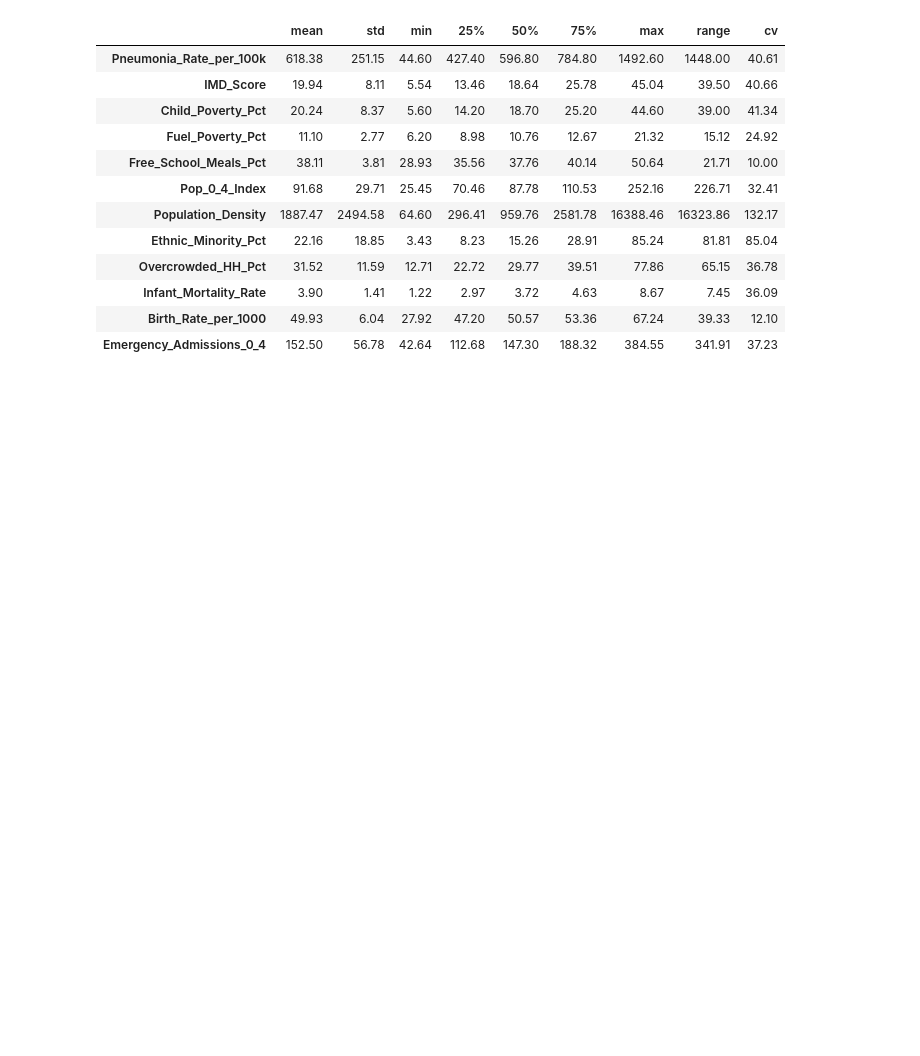
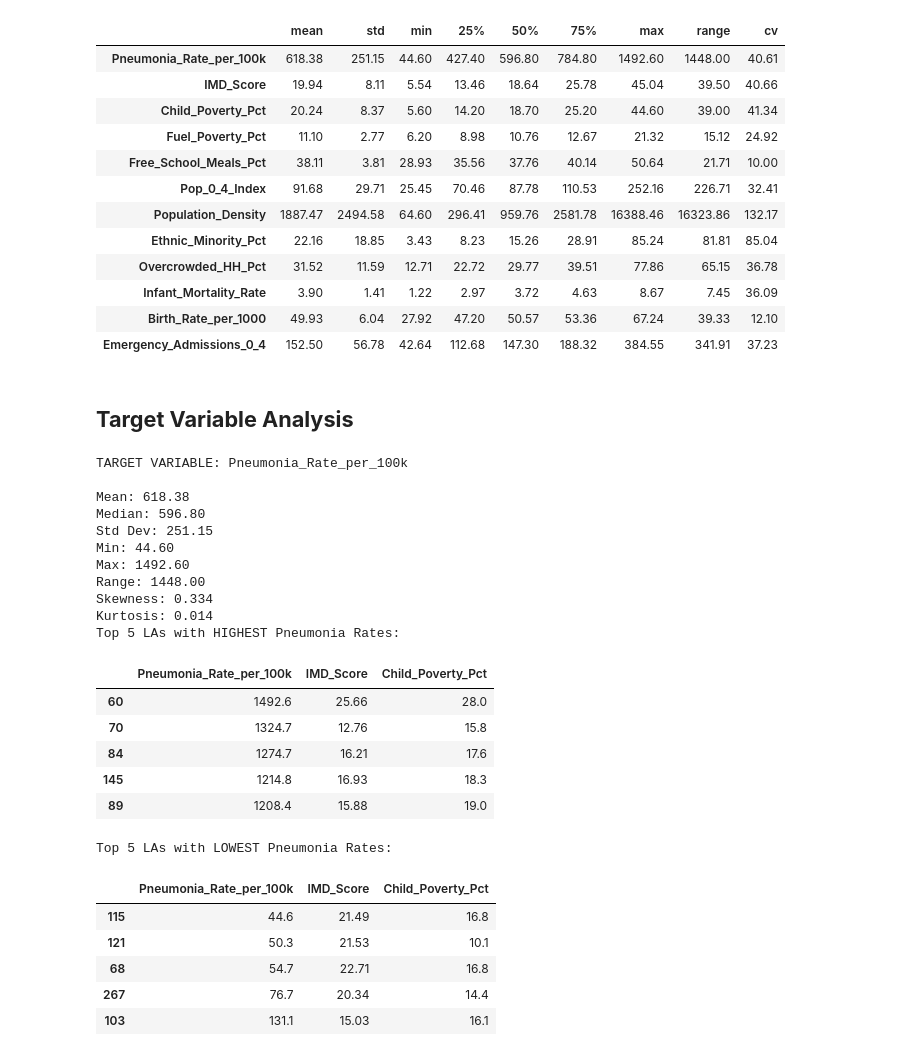
Before and after one commit to IfeakanduBenedict/pediatric-pneumonia-ml-england, a Jupyter notebook: Pediatric_Pneumonia_Analysis.ipynb, the cells around one changed output. Saved outputs shown, nothing was run; the diff lists cells and outputs as text; code cells hidden in the pictures; blank space fills up the shorter version.

```diff
--- a/Pediatric_Pneumonia_Analysis.ipynb
+++ b/Pediatric_Pneumonia_Analysis.ipynb
@@ -330,3 +330,51 @@ Summary Statistics (All Variables):
 | Infant_Mortality_Rate | 3.90 | 1.41 | 1.22 | 2.97 | 3.72 | 4.63 | 8.67 | 7.45 | 36.09 |
 | Birth_Rate_per_1000 | 49.93 | 6.04 | 27.92 | 47.20 | 50.57 | 53.36 | 67.24 | 39.33 | 12.10 |
 | Emergency_Admissions_0_4 | 152.50 | 56.78 | 42.64 | 112.68 | 147.30 | 188.32 | 384.55 | 341.91 | 37.23 |
+# %% [markdown]
+## **Target Variable Analysis**
+# %%
+print("TARGET VARIABLE: Pneumonia_Rate_per_100k")
+
+target_col = 'Pneumonia_Rate_per_100k'
+
+print(f"\nMean: {pneumonia_data[target_col].mean():.2f}")
+print(f"Median: {pneumonia_data[target_col].median():.2f}")
+print(f"Std Dev: {pneumonia_data[target_col].std():.2f}")
+print(f"Min: {pneumonia_data[target_col].min():.2f}")
+print(f"Max: {pneumonia_data[target_col].max():.2f}")
+print(f"Range: {pneumonia_data[target_col].max() - pneumonia_data[target_col].min():.2f}")
+print(f"Skewness: {pneumonia_data[target_col].skew():.3f}")
+print(f"Kurtosis: {pneumonia_data[target_col].kurtosis():.3f}")
+
+print("Top 5 LAs with HIGHEST Pneumonia Rates:")
+top_5 = pneumonia_data.nlargest(5, target_col)[[target_col, 'IMD_Score', 'Child_Poverty_Pct']]
+display(top_5)
+
+print("Top 5 LAs with LOWEST Pneumonia Rates:")
+bottom_5 = pneumonia_data.nsmallest(5, target_col)[[target_col, 'IMD_Score', 'Child_Poverty_Pct']]
+display(bottom_5)
+# %% [output]
+TARGET VARIABLE: Pneumonia_Rate_per_100k
+
+Mean: 618.38
+Median: 596.80
+Std Dev: 251.15
+Min: 44.60
+Max: 1492.60
+Range: 1448.00
+Skewness: 0.334
+Kurtosis: 0.014
+Top 5 LAs with HIGHEST Pneumonia Rates:
+|  | Pneumonia_Rate_per_100k | IMD_Score | Child_Poverty_Pct |
+| 60 | 1492.6 | 25.66 | 28.0 |
+| 70 | 1324.7 | 12.76 | 15.8 |
+| 84 | 1274.7 | 16.21 | 17.6 |
+| 145 | 1214.8 | 16.93 | 18.3 |
+| 89 | 1208.4 | 15.88 | 19.0 |
+Top 5 LAs with LOWEST Pneumonia Rates:
+|  | Pneumonia_Rate_per_100k | IMD_Score | Child_Poverty_Pct |
+| 115 | 44.6 | 21.49 | 16.8 |
+| 121 | 50.3 | 21.53 | 10.1 |
+| 68 | 54.7 | 22.71 | 16.8 |
+| 267 | 76.7 | 20.34 | 14.4 |
+| 103 | 131.1 | 15.03 | 16.1 |
```
